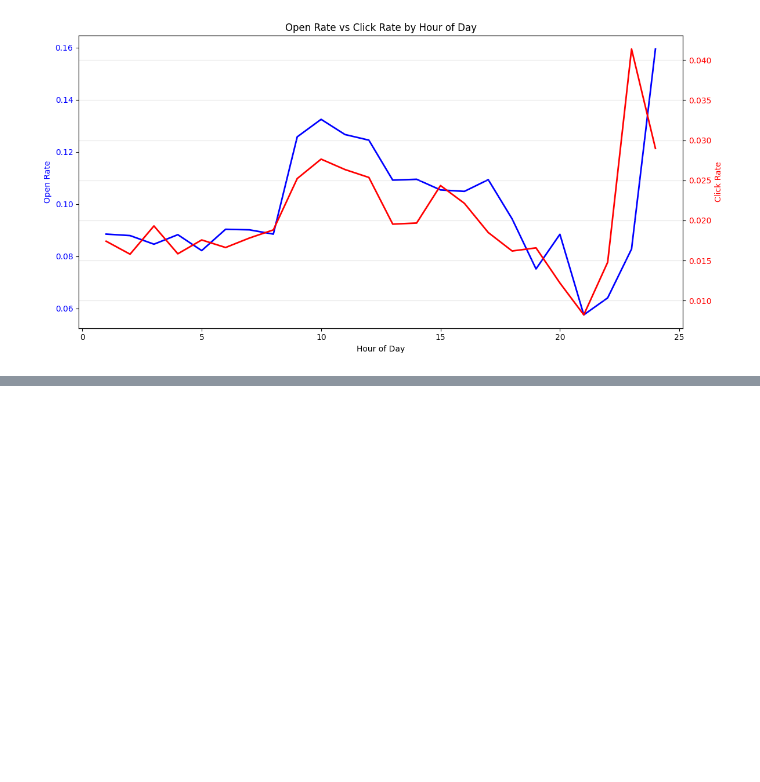
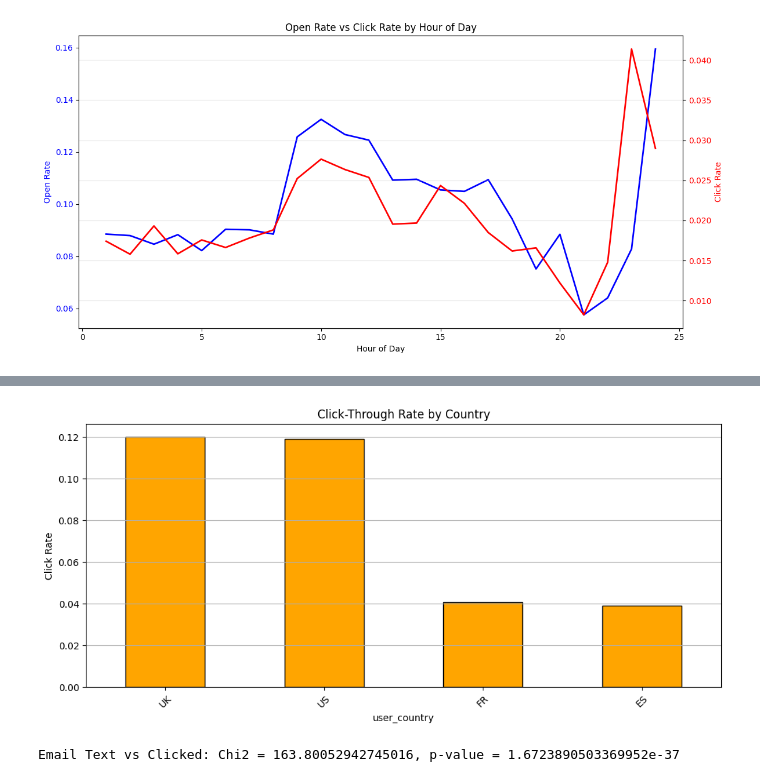
Before and after one commit to kokilagaurav/Email_marketing, a Jupyter notebook: notebook.ipynb, the cells around one changed output, grey strips where cells are left out. Saved outputs shown, nothing was run; the diff lists cells and outputs as text; code cells hidden in the pictures; blank space fills up the shorter version.

```diff
--- a/notebook.ipynb
+++ b/notebook.ipynb
@@ -351,0 +423,17 @@ plt.show()
+# %%
+new_df.groupby('user_country')['opened'].mean().sort_values(ascending=False).plot(kind='bar', figsize=(12,5), color='orange', edgecolor='black')
+plt.title("Click-Through Rate by Country")
+plt.ylabel("Click Rate")
+plt.xticks(rotation=45)
+plt.grid(axis='y')
+plt.show()
+# %% [output]
+[figure, added]
+# %%
+# Calculate contingency table for email_text vs clicked
+contingency_table_email_text = pd.crosstab(new_df['email_text'], new_df['opened'])
+chi2_text, p_text, dof_text, expected_text = chi2_contingency(contingency_table_email_text)
+
+print(f"Email Text vs Clicked: Chi2 = {chi2_text}, p-value = {p_text}")
+# %% [output]
+Email Text vs Clicked: Chi2 = 163.80052942745016, p-value = 1.6723890503369952e-37
```
Also changed, not shown: parts of 24 cells of this notebook.
